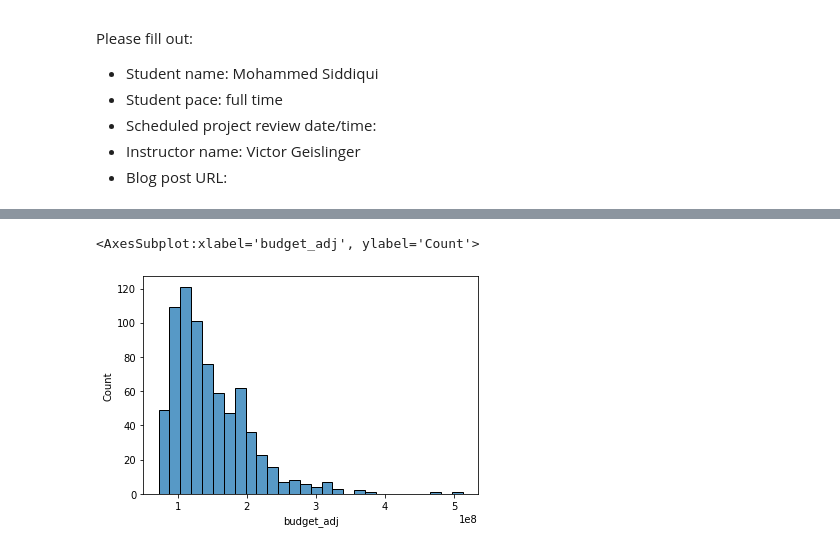
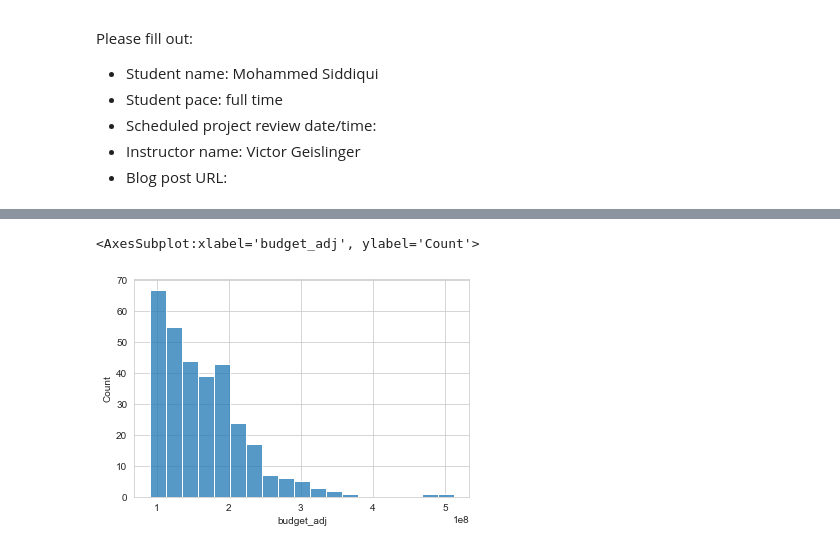
Before and after one commit to saifword/dsc-phase-1-project, a Jupyter notebook: student.ipynb, the cells around one changed output, grey strips where cells are left out. Saved outputs shown, nothing was run; the diff lists cells and outputs as text; code cells hidden in the pictures.

Commit message:
Enough to make usable visuals

```diff
--- a/student.ipynb
+++ b/student.ipynb
@@ -57,2 +98,0 @@ df_fin.head()
-# %%
-df_fin = pd.merge(df_fin, df_CPI,left_on='formatted_date', right_on='DATE', how='left')
@@ -64 +99,4 @@ df_fin['foreign_adj'] = df_fin['worldwide_adj'] - df_fin['domestic_adj']
+# %%
+#df_fin =df_fin.drop(['id', 'production_budget', 'domestic_gross', 'worldwide_gross' 'release_date', 'DATE', 'formatted_date'], axis=1)
+df_fin =df_fin[['movie', 'year', 'month', 'budget_adj', 'domestic_adj', 'foreign_adj', 'worldwide_adj', 'ROI', 'profit']]
 # %%
@@ -118,2 +118,0 @@ What are the smart people doing?,What are the dumb people doing?
-# %%
-df_fin =df_fin.drop(['id', 'release_date', 'DATE'], axis=1)
@@ -132,4 +118,0 @@ df_fin.describe()
-# %%
-df_fin= df_fin[df_fin['domestic_gross'] != 0]
-df_fin= df_fin[df_fin['worldwide_gross'] != 0]
-df_fin= df_fin[df_fin['production_budget'] >= 70000000]
@@ -172,5 +175,5 @@ df_all
 # %%
-sns.histplot(df_fin['budget_adj'])
+sns.histplot(data=df_fin[df_fin['budget_adj'] > 90000000], x='budget_adj')
 # %% [output]
 <AxesSubplot:xlabel='budget_adj', ylabel='Count'>
-[figure, old version]
+[figure, new version]
```
Also changed, not shown: parts of 36 cells of this notebook.
